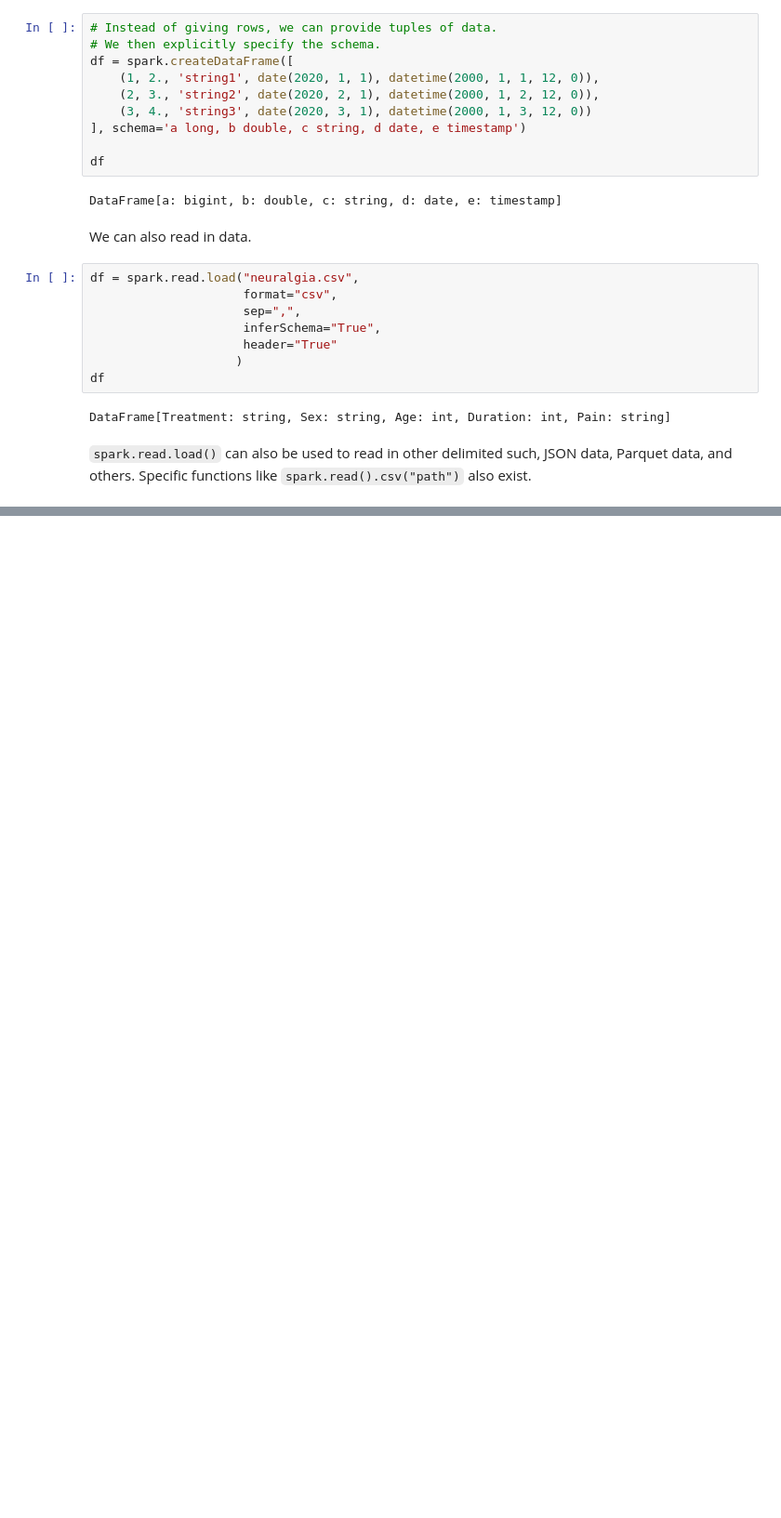
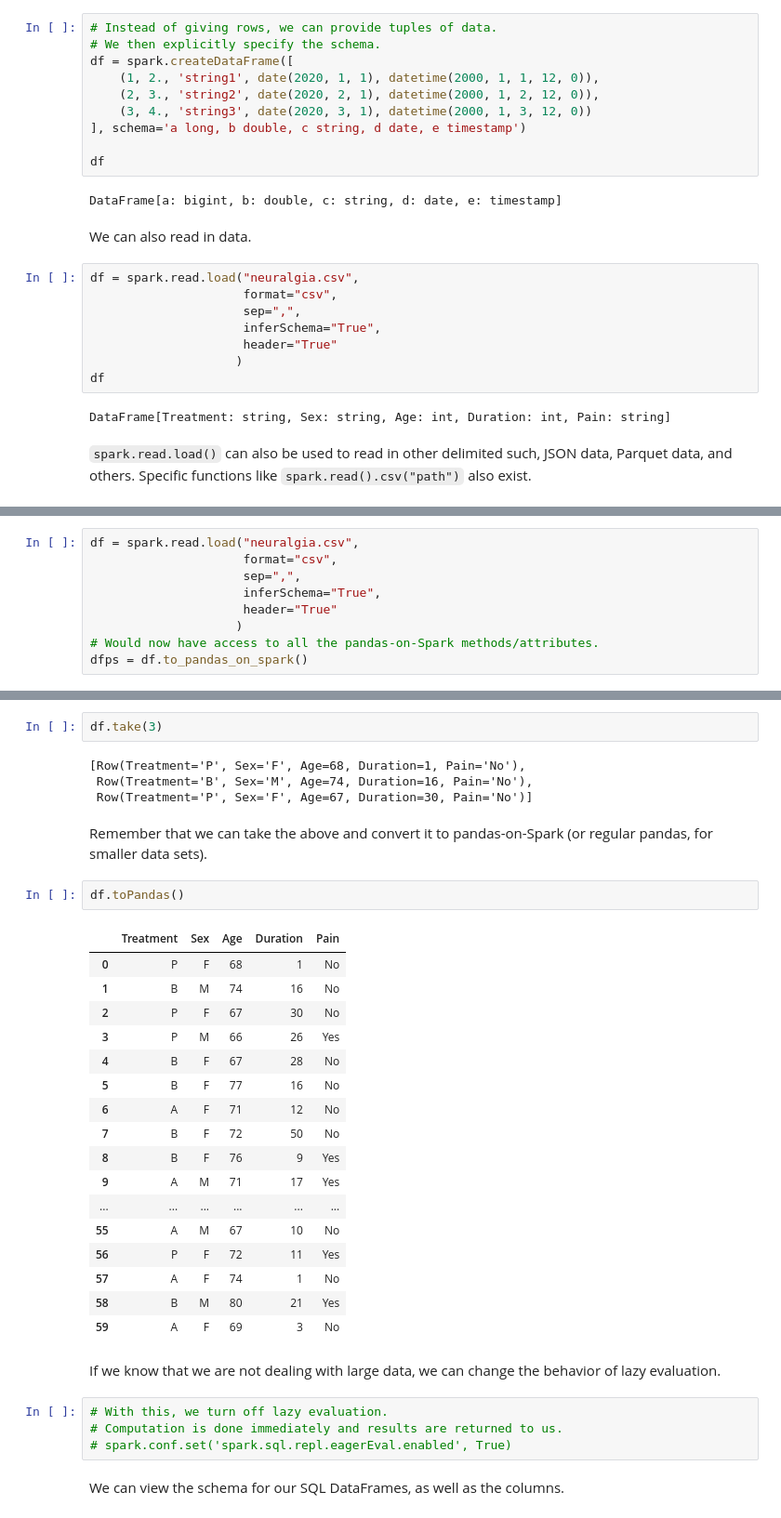
Before and after one commit to scimaksim/Python_graduate_coursework, a Jupyter notebook: Topic_2_notes.ipynb, the cells around one changed output, grey strips where cells are left out. Shown at 93% size. Cells and saved outputs as stored; diff of their text form; blank space fills up the shorter version.

```diff
--- a/Topic_2_notes.ipynb
+++ b/Topic_2_notes.ipynb
@@ -983,0 +1006,9 @@ DataFrame[Treatment: string, Sex: string, Age: int, Duration: int, Pain: string]
+# %%
+df = spark.read.load("neuralgia.csv",
+                     format="csv",
+                     sep=",",
+                     inferSchema="True",
+                     header="True"
+                    )
+# Would now have access to all the pandas-on-Spark methods/attributes.
+dfps = df.to_pandas_on_spark()
@@ -983,0 +1033,36 @@ DataFrame[Treatment: string, Sex: string, Age: int, Duration: int, Pain: string]
+# %%
+df.take(3)
+# %% [output]
+[Row(Treatment='P', Sex='F', Age=68, Duration=1, Pain='No'),
+ Row(Treatment='B', Sex='M', Age=74, Duration=16, Pain='No'),
+ Row(Treatment='P', Sex='F', Age=67, Duration=30, Pain='No')]
+# %% [markdown]
+Remember that we can take the above and convert it to pandas-on-Spark (or regular pandas, for smaller data sets).
+# %%
+df.toPandas()
+# %% [output]
+|  | Treatment | Sex | Age | Duration | Pain |
+| 0 | P | F | 68 | 1 | No |
+| 1 | B | M | 74 | 16 | No |
+| 2 | P | F | 67 | 30 | No |
+| 3 | P | M | 66 | 26 | Yes |
+| 4 | B | F | 67 | 28 | No |
+| 5 | B | F | 77 | 16 | No |
+| 6 | A | F | 71 | 12 | No |
+| 7 | B | F | 72 | 50 | No |
+| 8 | B | F | 76 | 9 | Yes |
+| 9 | A | M | 71 | 17 | Yes |
+| ... | ... | ... | ... | ... | ... |
+| 55 | A | M | 67 | 10 | No |
+| 56 | P | F | 72 | 11 | Yes |
+| 57 | A | F | 74 | 1 | No |
+| 58 | B | M | 80 | 21 | Yes |
+| 59 | A | F | 69 | 3 | No |
+# %% [markdown]
+If we know that we are not dealing with large data, we can change the behavior of lazy evaluation.
+# %%
+# With this, we turn off lazy evaluation.
+# Computation is done immediately and results are returned to us.
+# spark.conf.set('spark.sql.repl.eagerEval.enabled', True)
+# %% [markdown]
+We can view the schema for our SQL DataFrames, as well as the columns.
```
Also changed, not shown: parts of 39 cells of this notebook.
